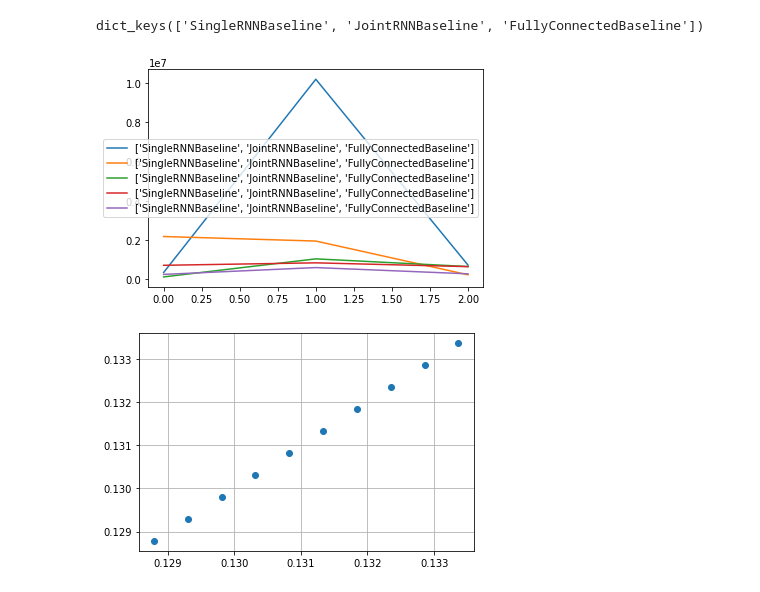
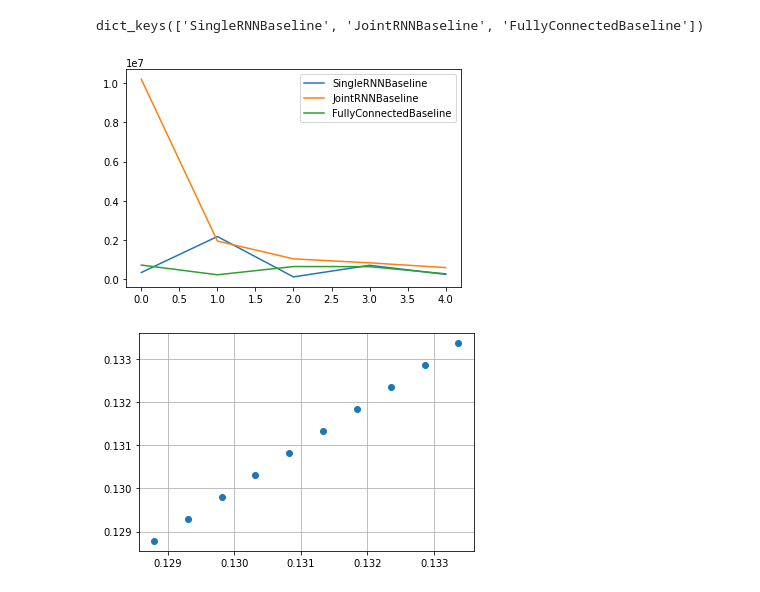
Before and after one commit to Nishant-Ramakuru/Inference-based-GNNS, a Jupyter notebook: simulations/models.ipynb, the cells around one changed output. Saved outputs shown, nothing was run; the diff lists cells and outputs as text; code cells hidden in the pictures.

```diff
--- a/simulations/models.ipynb
+++ b/simulations/models.ipynb
@@ -292,7 +292,7 @@ def build_model(params,model_type):
   return model
 # %%
 params['mode'] = 'train'
-params['num_epochs'] = 5
+params['num_epochs'] = 30
 # %%
 #params['model_type'] = model_name
 metrics = {}
@@ -329,11 +316,12 @@ metrics.keys()
 dict_keys(['SingleRNNBaseline', 'JointRNNBaseline', 'FullyConnectedBaseline'])
 # %%
 %matplotlib inline
-plt.plot(list(metrics.values()), label = list(metrics.keys()))
+for i in range(len(metrics)):
+  plt.plot(list(metrics.values())[i], label = list(metrics.keys())[i])
 plt.legend()
 plt.show()
 # %% [output]
-[figure, old version]
+[figure, new version]
 # %%
 model_inputs = TEST[0]['inputs'][:, :40]
 model_preds = model.predict_future(model_inputs, 10)
```
Also changed, not shown: parts of 1 cell of this notebook.
